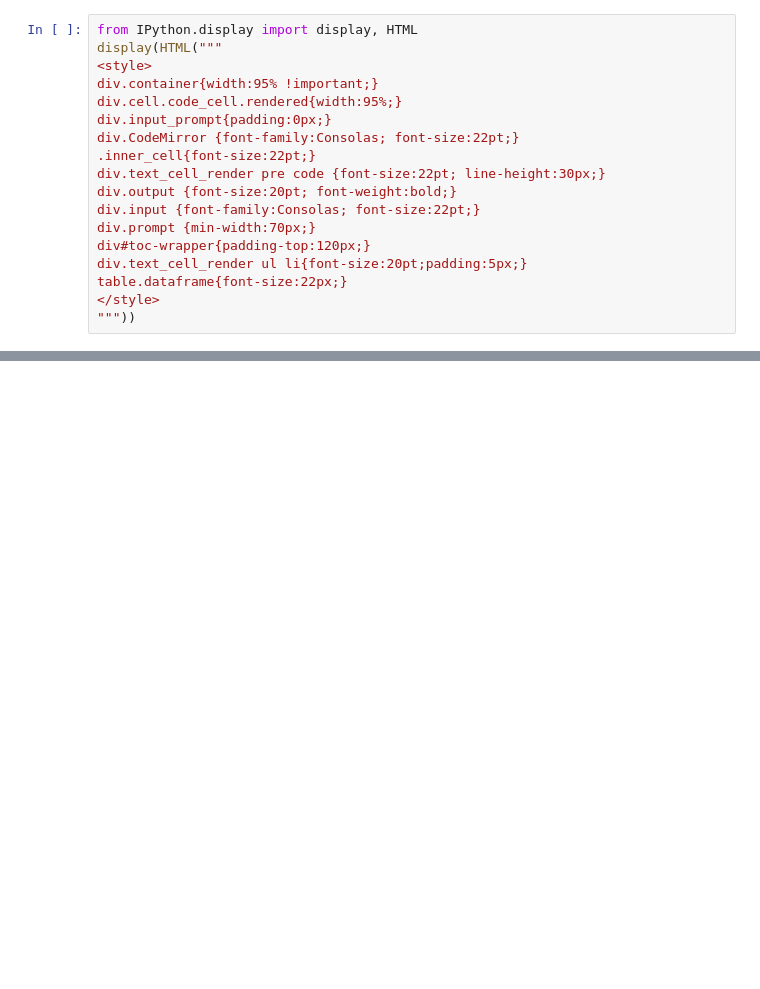
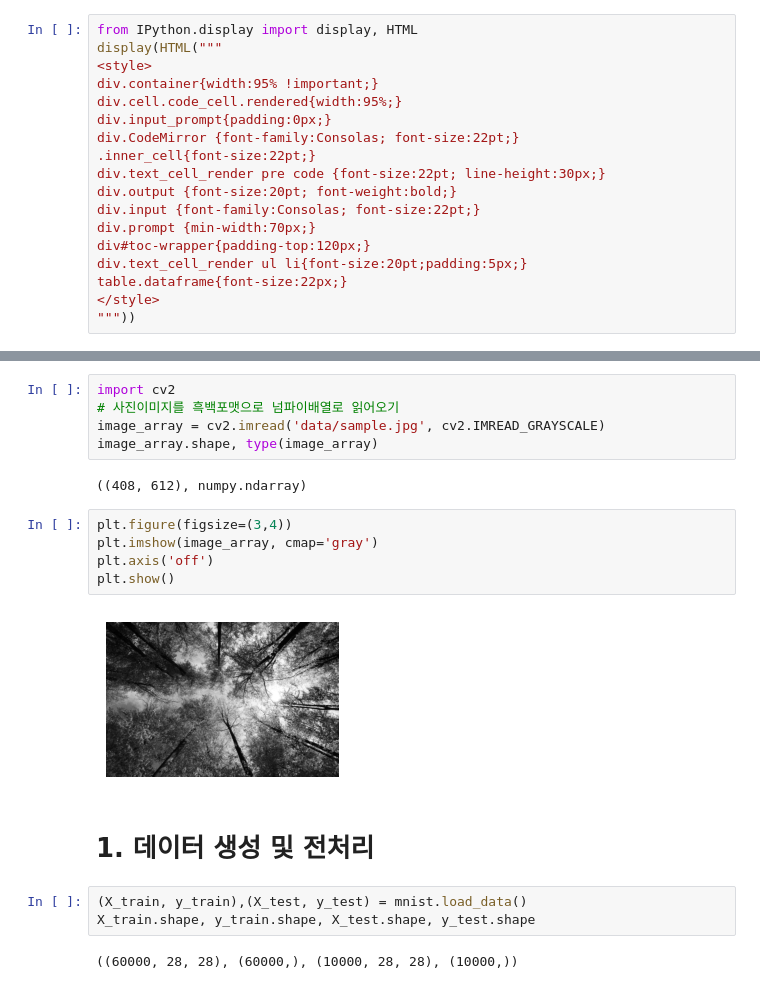
Before and after one commit to ai-mbc/ai, a Jupyter notebook: source/05_DeepLearning/Untitled.ipynb, the cells around one changed output, grey strips where cells are left out. Cells and saved outputs as stored; diff of their text form; blank space fills up the shorter version.

```diff
--- a/source/05_DeepLearning/Untitled.ipynb
+++ b/source/05_DeepLearning/Untitled.ipynb
@@ -112,0 +89,21 @@ dtype: int64
+# %%
+import cv2
+# 사진이미지를 흑백포맷으로 넘파이배열로 읽어오기
+image_array = cv2.imread('data/sample.jpg', cv2.IMREAD_GRAYSCALE)
+image_array.shape, type(image_array)
+# %% [output]
+((408, 612), numpy.ndarray)
+# %%
+plt.figure(figsize=(3,4))
+plt.imshow(image_array, cmap='gray')
+plt.axis('off')
+plt.show()
+# %% [output]
+[figure, added]
+# %% [markdown]
+# 1. 데이터 생성 및 전처리
+# %%
+(X_train, y_train),(X_test, y_test) = mnist.load_data()
+X_train.shape, y_train.shape, X_test.shape, y_test.shape
+# %% [output]
+((60000, 28, 28), (60000,), (10000, 28, 28), (10000,))
```
Also changed, not shown: parts of 41 cells of this notebook, 3 other files.
